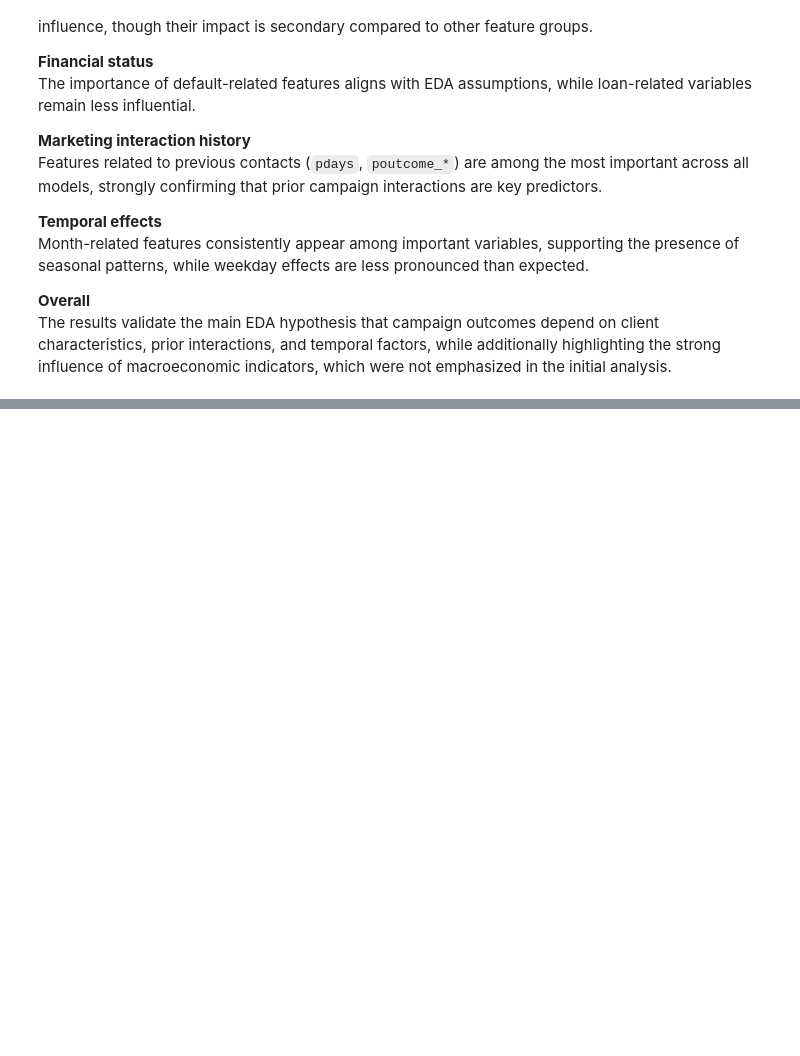
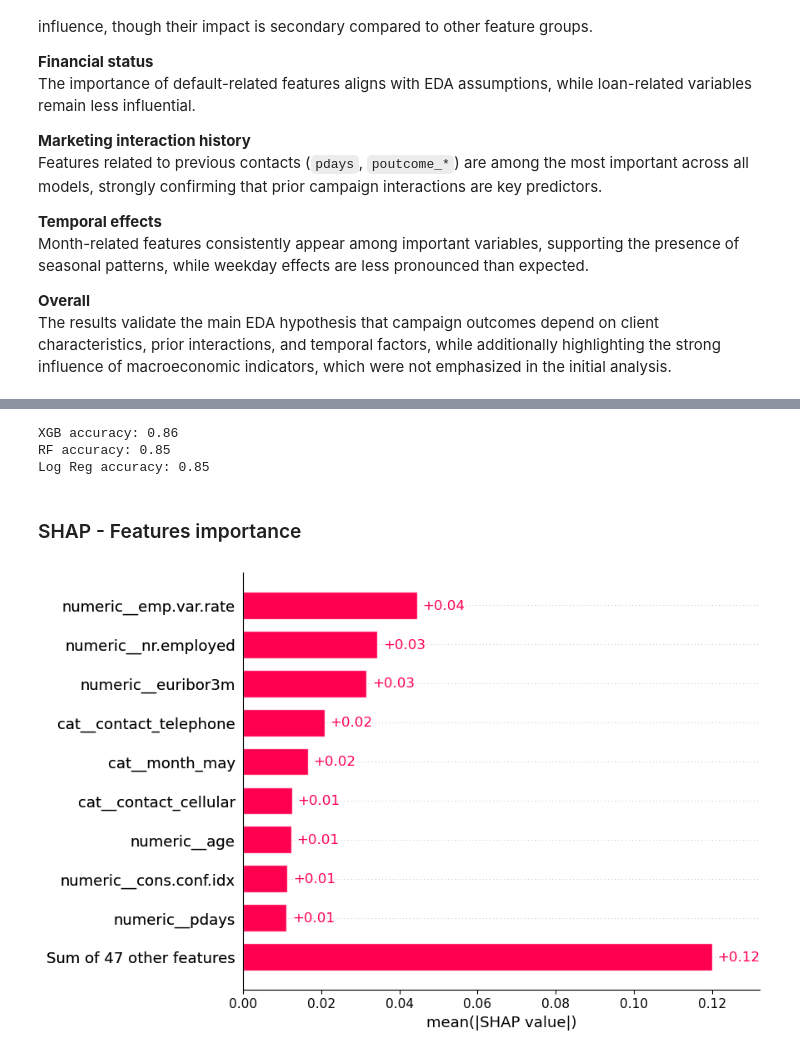
Before and after one commit to Maxstef/bank-deposit-prediction, a Jupyter notebook: notebooks/04_model_analysis.ipynb, the cells around one changed output, grey strips where cells are left out. Saved outputs shown, nothing was run; the diff lists cells and outputs as text; code cells hidden in the pictures; blank space fills up the shorter version.

Commit message:
shap analysis - data preparation, feature importance, scatter, dependence plots and heatmaps

```diff
--- a/notebooks/04_model_analysis.ipynb
+++ b/notebooks/04_model_analysis.ipynb
@@ -130,0 +150,35 @@ The results validate the main EDA hypothesis that campaign outcomes depend on cl
+# %%
+# generate indeces for forming subset
+subset_indices = np.random.default_rng(4242).choice(
+    X_val.index, size=200, replace=False
+)
+
+# extract models from pipelines, create pipeline specific subsets for visualizations
+model_xgb, X_subset_xgb, X_full_xgb, _ = get_model_and_subset(pipeline_xgb, X_val, subset_indices=subset_indices)
+model_rf, X_subset_rf, X_full_rf, _ = get_model_and_subset(pipeline_rforest, X_val, subset_indices=subset_indices)
+model_lr, X_subset_lr, X_full_lr, _ = get_model_and_subset(pipeline_logreg, X_val, subset_indices=subset_indices)
+
+# create validation data subset for analysis and comparison
+X_val_subset = X_val.loc[subset_indices]
+y_val_subset = y_val.loc[subset_indices]
+
+# prediction per each pipeline for validation data subset
+y_val_subset_pred_xgb = pipeline_xgb.predict(X_val_subset)
+y_val_subset_pred_rf = pipeline_rforest.predict(X_val_subset)
+y_val_subset_pred_lr = pipeline_logreg.predict(X_val_subset)
+
+# xgb prediction to "yes"/"no" format for consistency
+y_val_subset_pred_xgb = np.where(y_val_subset_pred_xgb == 1, "yes", "no")
+# %%
+# print accuracy to check if all good
+print("XGB accuracy:", np.mean(y_val_subset_pred_xgb == y_val_subset))
+print("RF accuracy:", np.mean(y_val_subset_pred_rf == y_val_subset))
+print("Log Reg accuracy:", np.mean(y_val_subset_pred_lr == y_val_subset))
+# %% [output]
+XGB accuracy: 0.86
+RF accuracy: 0.85
+Log Reg accuracy: 0.85
+# %%
+# random forest - SHAP values
+explainer_rf = shap.TreeExplainer(model_rf)
+shap_values_rf = explainer_rf(X_subset_rf, check_additivity=False)
@@ -130,0 +199,7 @@ The results validate the main EDA hypothesis that campaign outcomes depend on cl
+# %% [markdown]
+### SHAP - Features importance
+# %%
+# Random Forest
+shap.plots.bar(shap_values_rf[:, :, 1])
+# %% [output]
+[figure, added]
```
Also changed, not shown: parts of 28 cells of this notebook, 2 other files.
